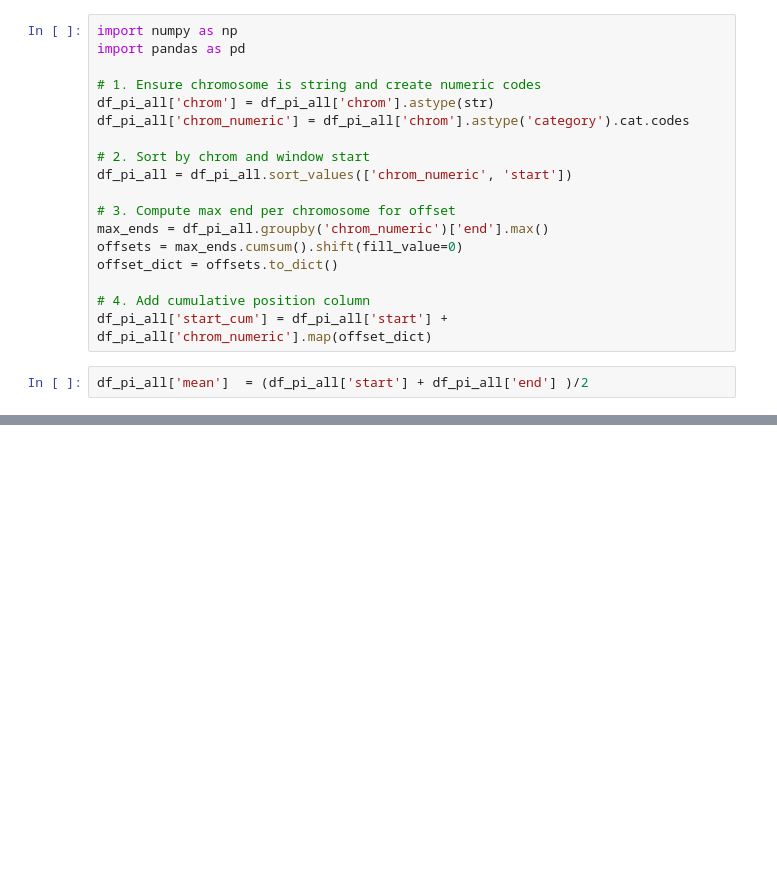
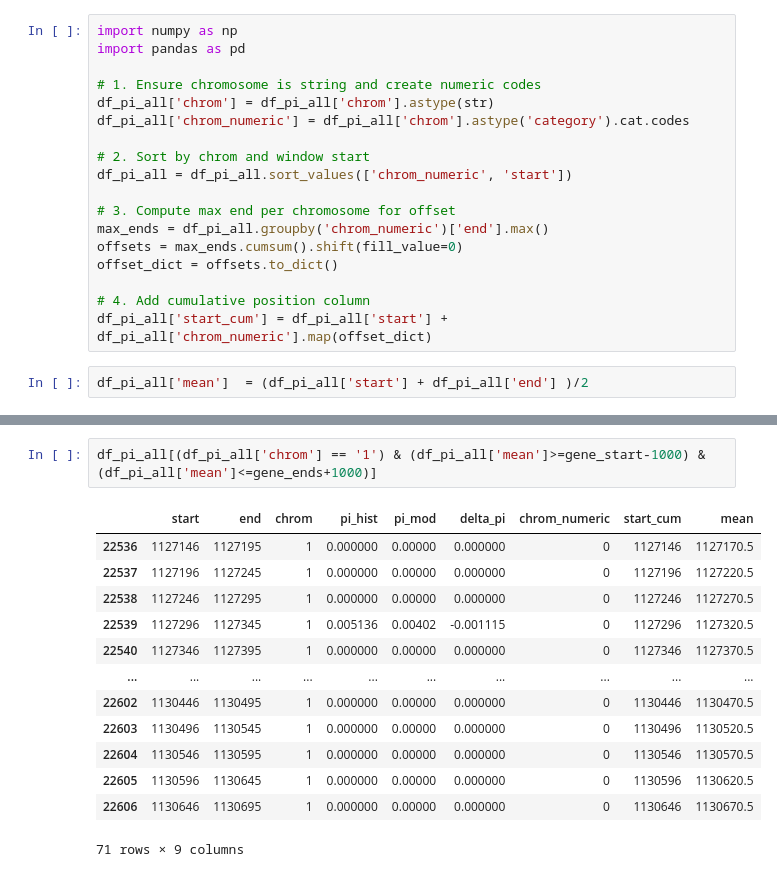
Before and after one commit to Tatianabellagio/selectionscans, a Jupyter notebook: hs1.ipynb, the cells around one changed output, grey strips where cells are left out. Drawn from its saved outputs; the diff is of its cells as text; blank space fills up the shorter version.

```diff
--- a/hs1.ipynb
+++ b/hs1.ipynb
@@ -348,3 +243,19 @@ df_pi_all['mean']  = (df_pi_all['start'] + df_pi_all['end'] )/2
+# %%
+df_pi_all[(df_pi_all['chrom'] == '1') & (df_pi_all['mean']>=gene_start-1000) & (df_pi_all['mean']<=gene_ends+1000)]
+# %% [output]
+|  | start | end | chrom | pi_hist | pi_mod | delta_pi | chrom_numeric | start_cum | mean |
+| 22536 | 1127146 | 1127195 | 1 | 0.000000 | 0.00000 | 0.000000 | 0 | 1127146 | 1127170.5 |
+| 22537 | 1127196 | 1127245 | 1 | 0.000000 | 0.00000 | 0.000000 | 0 | 1127196 | 1127220.5 |
+| 22538 | 1127246 | 1127295 | 1 | 0.000000 | 0.00000 | 0.000000 | 0 | 1127246 | 1127270.5 |
+| 22539 | 1127296 | 1127345 | 1 | 0.005136 | 0.00402 | -0.001115 | 0 | 1127296 | 1127320.5 |
+| 22540 | 1127346 | 1127395 | 1 | 0.000000 | 0.00000 | 0.000000 | 0 | 1127346 | 1127370.5 |
+| ... | ... | ... | ... | ... | ... | ... | ... | ... | ... |
+| 22602 | 1130446 | 1130495 | 1 | 0.000000 | 0.00000 | 0.000000 | 0 | 1130446 | 1130470.5 |
+| 22603 | 1130496 | 1130545 | 1 | 0.000000 | 0.00000 | 0.000000 | 0 | 1130496 | 1130520.5 |
+| 22604 | 1130546 | 1130595 | 1 | 0.000000 | 0.00000 | 0.000000 | 0 | 1130546 | 1130570.5 |
+| 22605 | 1130596 | 1130645 | 1 | 0.000000 | 0.00000 | 0.000000 | 0 | 1130596 | 1130620.5 |
+| 22606 | 1130646 | 1130695 | 1 | 0.000000 | 0.00000 | 0.000000 | 0 | 1130646 | 1130670.5 |
+71 rows × 9 columns
 # %%
 import matplotlib.pyplot as plt
 
```
Also changed, not shown: parts of 89 cells of this notebook, 20 other files.
